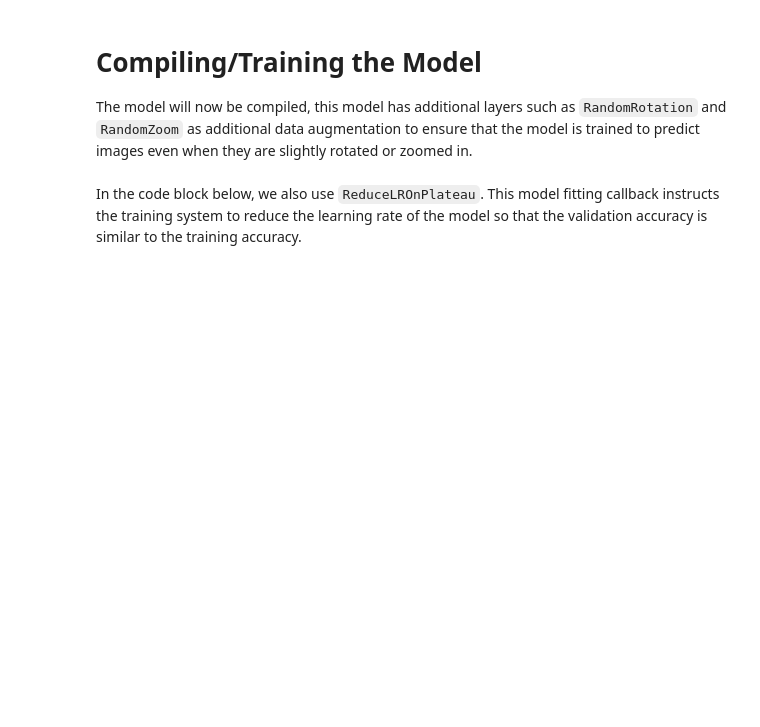
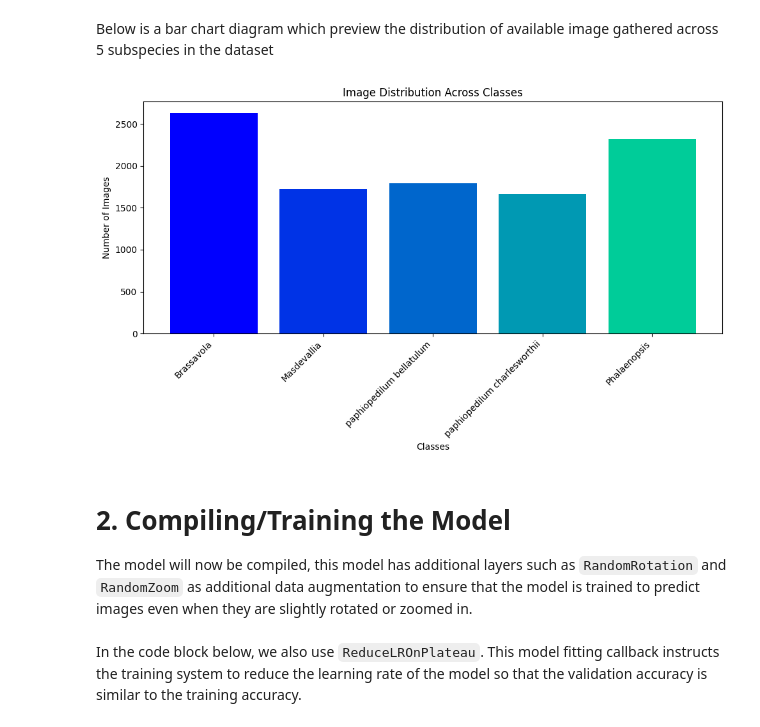
Before and after one commit to ProgrammingPleb/ISB46703-Project, a Jupyter notebook: Group-10-Project.ipynb, the cells around one changed output. Saved outputs shown, nothing was run; the diff lists cells and outputs as text; code cells hidden in the pictures; blank space fills up the shorter version.

```diff
--- a/Group-10-Project.ipynb
+++ b/Group-10-Project.ipynb
@@ -33,5 +51,50 @@ Found 2027 images belonging to 5 classes.
+# %% [markdown]
+Below is a bar chart diagram which preview the distribution of available image gathered across 5 subspecies in the dataset
+# %%
+import os
+import matplotlib.pyplot as plt
+import numpy as np
+
+class DatasetAnalyzer:
+    def __init__(self, data_dir):
+        self.data_dir = data_dir
+        self.class_counts = {}
+
+    def count_images_per_class(self):
+        """Count the number of images in each class directory."""
+        for class_dir in os.listdir(self.data_dir):
+            class_path = os.path.join(self.data_dir, class_dir)
+            if os.path.isdir(class_path):
+                self.class_counts[class_dir] = len(os.listdir(class_path))
+        return self.class_counts
+
+    def plot_class_distribution(self):
+        """Plot the distribution of images across classes with a color gradient."""
+        classes = list(self.class_counts.keys())
+        counts = list(self.class_counts.values())
+
+        # Create a color gradient based on the number of classes
+        colormap = plt.get_cmap("winter")
+        colors = [colormap(i / len(classes)) for i in range(len(classes))]
+
+        plt.figure(figsize=(10, 6))
+        plt.bar(classes, counts, color=colors)
+        plt.xlabel("Classes")
+        plt.ylabel("Number of Images")
+        plt.title("Image Distribution Across Classes")
+        plt.xticks(rotation=45, ha='right')
+        plt.tight_layout()  # Adjust layout to prevent clipping of tick-labels
+        plt.show()
+
+if __name__ == "__main__":
+    data_directory = "dataset"  # Replace with the actual path
+    analyzer = DatasetAnalyzer(data_directory)
+    class_counts = analyzer.count_images_per_class()
+    analyzer.plot_class_distribution()
+# %% [output]
+[figure, added]
 # %% [markdown]
-# Compiling/Training the Model
+# 2. Compiling/Training the Model
 The model will now be compiled, this model has additional layers such as `RandomRotation` and `RandomZoom` as additional data augmentation to ensure that the model is trained to predict images even when they are slightly rotated or zoomed in.
 # %%
 from tensorflow import keras
```
Also changed, not shown: parts of 12 cells of this notebook.
